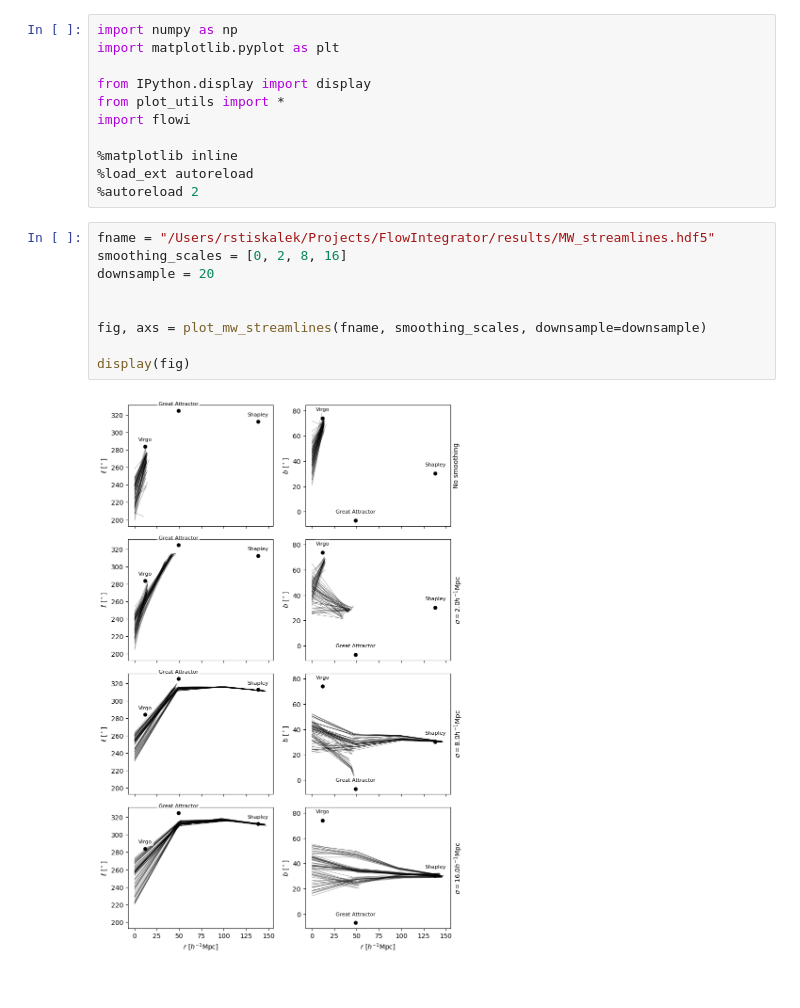
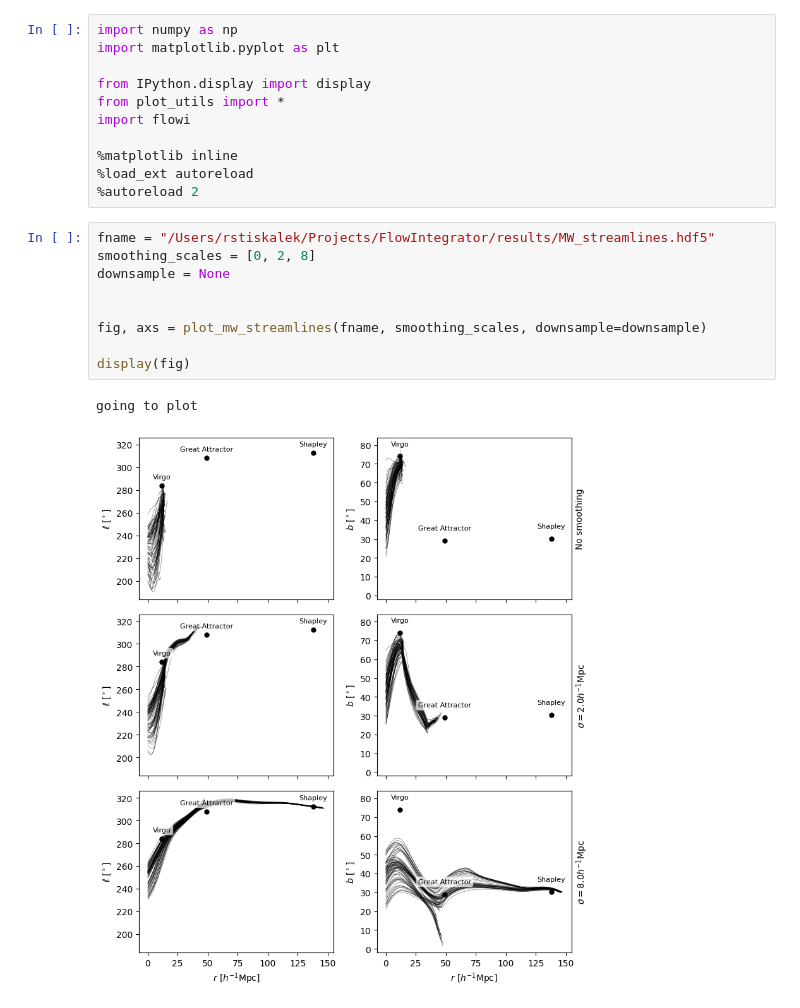
Before and after one commit to Richard-Sti/FlowIntegrator, a Jupyter notebook: notebooks/paper_plots.ipynb, the cells around one changed output. Cells and saved outputs as stored; diff of their text form.

Commit message:
Speed up plotting

```diff
--- a/notebooks/paper_plots.ipynb
+++ b/notebooks/paper_plots.ipynb
@@ -11,12 +11,13 @@ import flowi
 %autoreload 2
 # %%
 fname = "/Users/rstiskalek/Projects/FlowIntegrator/results/MW_streamlines.hdf5"
-smoothing_scales = [0, 2, 8, 16]
-downsample = 20
+smoothing_scales = [0, 2, 8]
+downsample = None
 
 
 fig, axs = plot_mw_streamlines(fname, smoothing_scales, downsample=downsample)
 
 display(fig)
 # %% [output]
+going to plot
-[figure, old version]
+[figure, new version]
```
Also changed, not shown: 1 other file.
